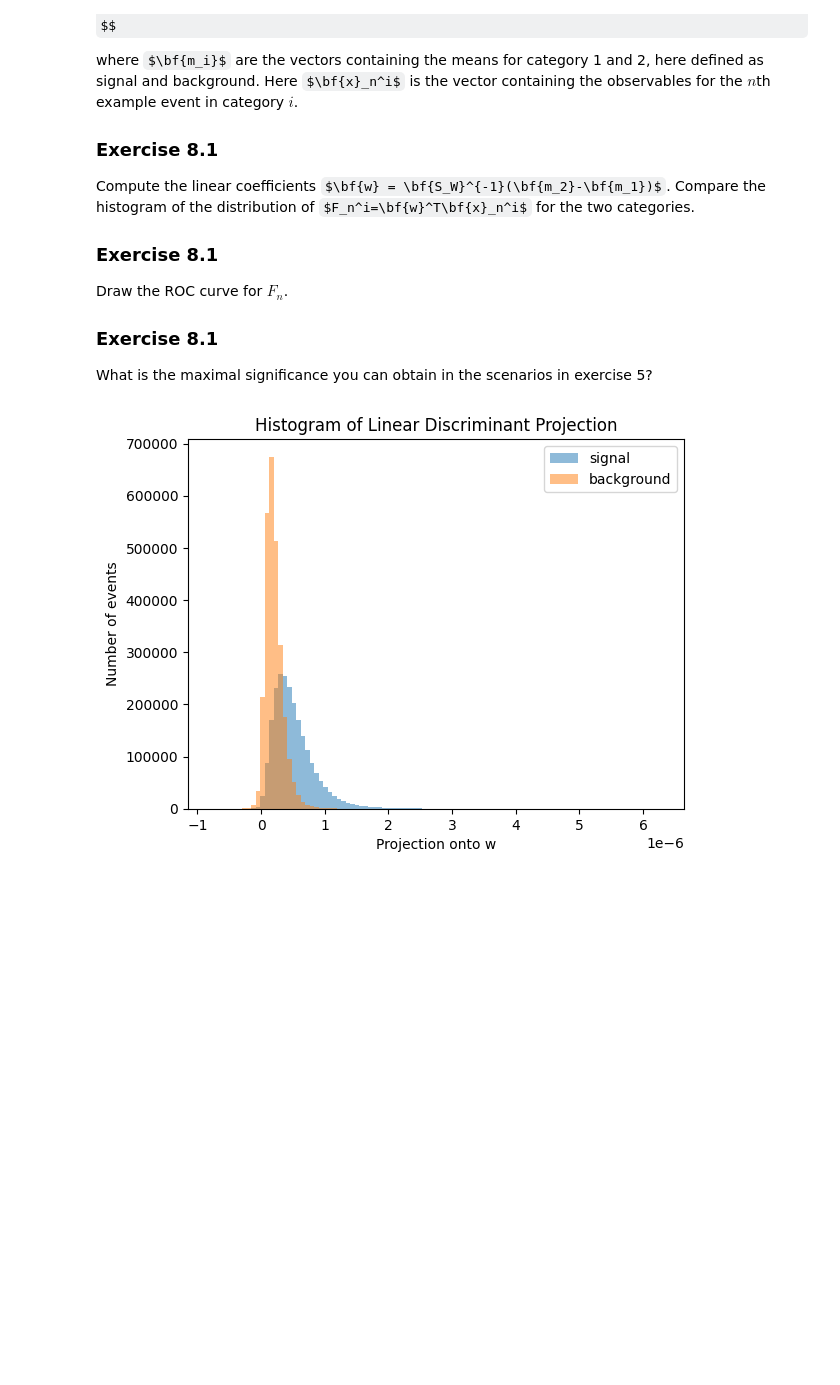
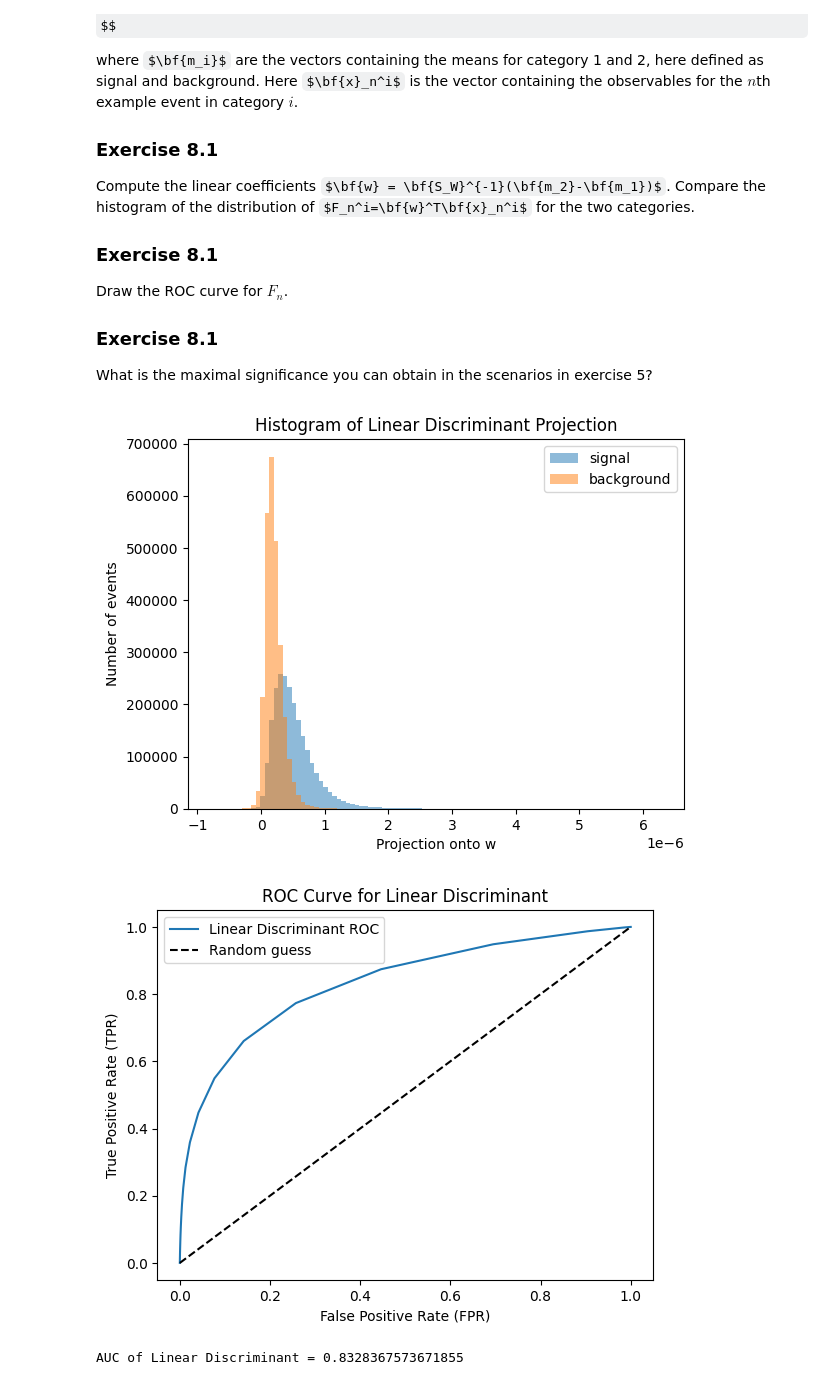
Before and after one commit to datastats01/DATA3402.Spring.2026, a Jupyter notebook: Labs/Lab.7/Lab.7.solution.ipynb, the cells around one changed output. Drawn from its saved outputs; the diff is of its cells as text; code cells hidden in the pictures; some formulas as TeX source; blank space fills up the shorter version.

```diff
--- a/Labs/Lab.7/Lab.7.solution.ipynb
+++ b/Labs/Lab.7/Lab.7.solution.ipynb
@@ -1014,49 +1014,88 @@ What is the maximal significance you can obtain in the scenarios in exercise 5?
 import numpy as np
 import matplotlib.pyplot as plt
 
-# based on what we did in lecture
+# Step 1: Prepare data (same as lecture)
+# --------------------------------------
 # Drop the 'signal' column because we only want features
 df_sig_0 = df_sig.drop("signal", axis=1)
 df_bkg_0 = df_bkg.drop("signal", axis=1)
 
-# Calculate the mean vectors for signal and background
+# Calculate mean vectors for signal and background
 m_s = np.mean(df_sig_0, axis=0)  # mean of signal features
 m_b = np.mean(df_bkg_0, axis=0)  # mean of background features
 
-# Calculate the difference between the means as a column vector
+# Difference of means as column vector
 delta = np.matrix(m_s - m_b).transpose()
 
-# Calculate the between-class covariance matrix S_B = delta * delta^T
+# Between-class covariance matrix
 S_B = delta * delta.transpose()
 
-# Calculate the centered data matrices as transposed matrices
-delta_s = np.matrix(df_sig_0 - m_s).transpose()  # signal data centered
-delta_b = np.matrix(df_bkg_0 - m_b).transpose()  # background data centered
+# Center the data for each class
+delta_s = np.matrix(df_sig_0 - m_s).transpose()
+delta_b = np.matrix(df_bkg_0 - m_b).transpose()
 
-# Calculate within-class covariance matrices by multiplying centered data
-S_W_s = delta_s * delta_s.transpose()  # signal within-class covariance
-S_W_b = delta_b * delta_b.transpose()  # background within-class covariance
+# Within-class covariance matrices
+S_W_s = delta_s * delta_s.transpose()
+S_W_b = delta_b * delta_b.transpose()
 
-# Sum to get total within-class covariance matrix
+# Total within-class covariance
 S_W = S_W_s + S_W_b
 
-# Calculate the inverse of S_W
+# Inverse of S_W
 S_W_inv = np.linalg.inv(S_W)
 
-# Calculate the linear discriminant vector w = S_W^-1 * (m_s - m_b)
+# Linear discriminant vector
 w = S_W_inv * delta
 
-# Project signal and background data onto w to get scalar outputs
+# Project data onto w
 output_s = np.matrix(df_sig_0) * w
 output_b = np.matrix(df_bkg_0) * w
 
-# Plot histograms of the projected outputs, sharing the same bins
+
+# Step 2: Plot histograms of projections
+# ---------------------------------------
 h_s, bins, _ = plt.hist(output_s, label="signal", alpha=0.5, bins=100)
 h_b, bins, _ = plt.hist(output_b, bins=bins, alpha=0.5, label="background")
 plt.xlabel("Projection onto w")
 plt.ylabel("Number of events")
 plt.title("Histogram of Linear Discriminant Projection")
 plt.legend()
 plt.show()
+
+# Step 3: Compute ROC curve and AUC
+# ----------------------------------
+# Use histogram bin edges as thresholds
+thresholds = bins
+
+# Lists to store TPR and FPR
+TPR = []
+FPR = []
+
+# Compute TPR/FPR for each threshold
+for t in thresholds:
+    tpr = np.sum(output_s >= t) / len(output_s)  # fraction of signal above threshold
+    fpr = np.sum(output_b >= t) / len(output_b)  # fraction of background above threshold
+    TPR.append(tpr)
+    FPR.append(fpr)
+
+# Convert to numpy arrays
+TPR = np.array(TPR)
+FPR = np.array(FPR)
+
+# Plot ROC curve
+plt.figure()
+plt.plot(FPR, TPR, label="Linear Discriminant ROC")
+plt.plot([0, 1], [0, 1], 'k--', label="Random guess")  # diagonal line
+plt.xlabel("False Positive Rate (FPR)")
+plt.ylabel("True Positive Rate (TPR)")
+plt.title("ROC Curve for Linear Discriminant")
+plt.legend()
+plt.show()
+
+# Compute AUC using trapezoid method
+AUC = np.sum((FPR[:-1] - FPR[1:]) * (TPR[:-1] + TPR[1:]) / 2)
+print("AUC of Linear Discriminant =", AUC)
 # %% [output]
 [figure]
+[figure, added]
+AUC of Linear Discriminant = 0.8328367573671855
```
